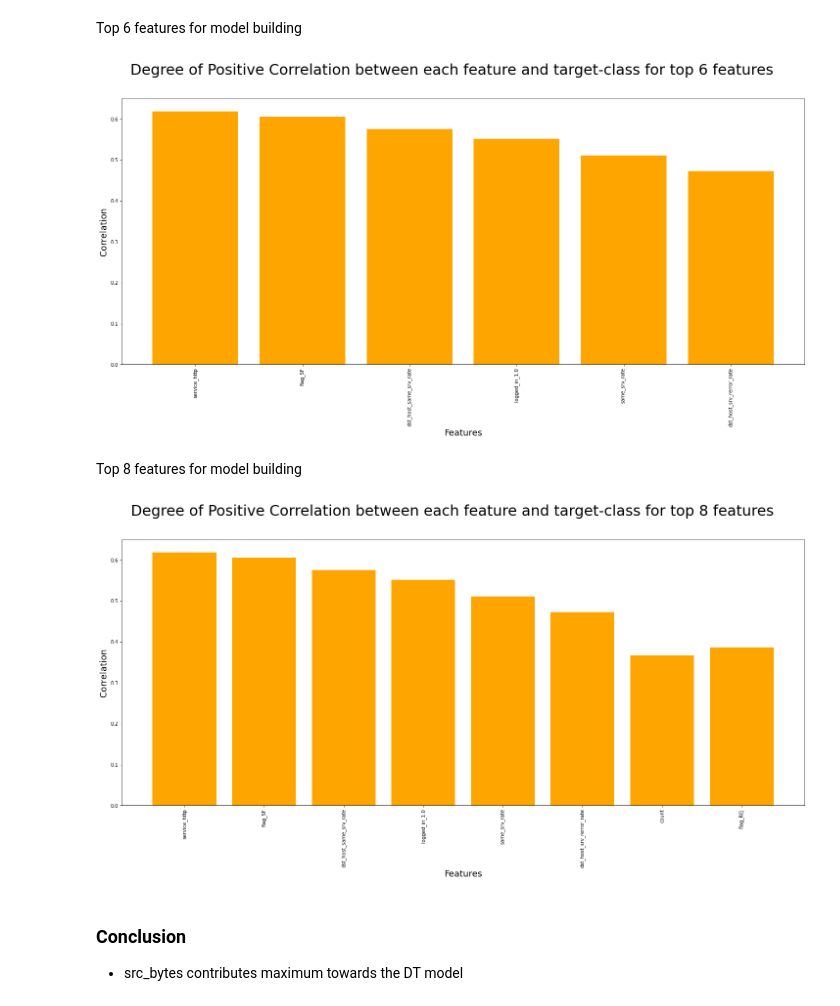
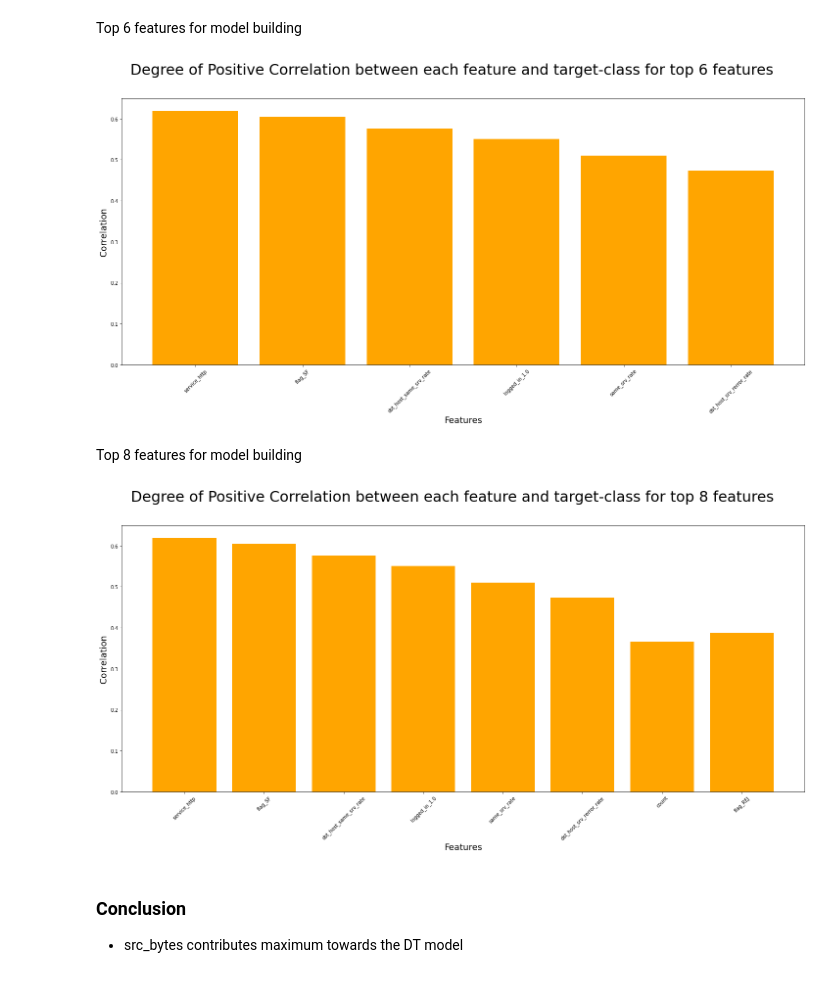
Before and after one commit to umang8496/bits-dse, a Jupyter notebook: ids_assignment_01/signature-detection-classifier.ipynb, the cells around one changed output. Cells and saved outputs as stored; diff of their text form; code cells hidden in the pictures.

```diff
--- a/ids_assignment_01/signature-detection-classifier.ipynb
+++ b/ids_assignment_01/signature-detection-classifier.ipynb
@@ -2381,35 +2442,35 @@ corr_for_top_6_features = corr_for_top_11_features[0:6]
 fig, ax = plt.subplots(figsize=(25,10))
 _ = fig.suptitle('Degree of Positive Correlation between each feature and target-class for top 6 features', fontsize=30)
 plt.bar(top_6_features, corr_for_top_6_features, color='orange')
-plt.xticks(rotation=90)
+plt.xticks(rotation=45)
 plt.ylabel("Correlation", fontsize=18)
 plt.xlabel("Features", fontsize=18)
 plt.show()
 # %% [output]
-[figure, old version]
+[figure, new version]
 # %% [markdown]
 Top 8 features for model building
 # %%
 top_8_features = ['service_http',
                    'flag_SF',
                    'dst_host_same_srv_rate',
                    'logged_in_1.0',
                    'same_srv_rate',
                    'dst_host_srv_rerror_rate',
                    'count',
                    'flag_REJ']
 
 corr_for_top_8_features = corr_for_top_11_features[0:8]
 
 fig, ax = plt.subplots(figsize=(25,10))
 _ = fig.suptitle('Degree of Positive Correlation between each feature and target-class for top 8 features', fontsize=30)
 plt.bar(top_8_features, corr_for_top_8_features, color='orange')
-plt.xticks(rotation=90)
+plt.xticks(rotation=45)
 plt.ylabel("Correlation", fontsize=18)
 plt.xlabel("Features", fontsize=18)
 plt.show()
 # %% [output]
-[figure, old version]
+[figure, new version]
 # %% [markdown]
 ### Conclusion
 - src_bytes contributes maximum towards the DT model
```
Also changed, not shown: parts of 13 cells of this notebook.
